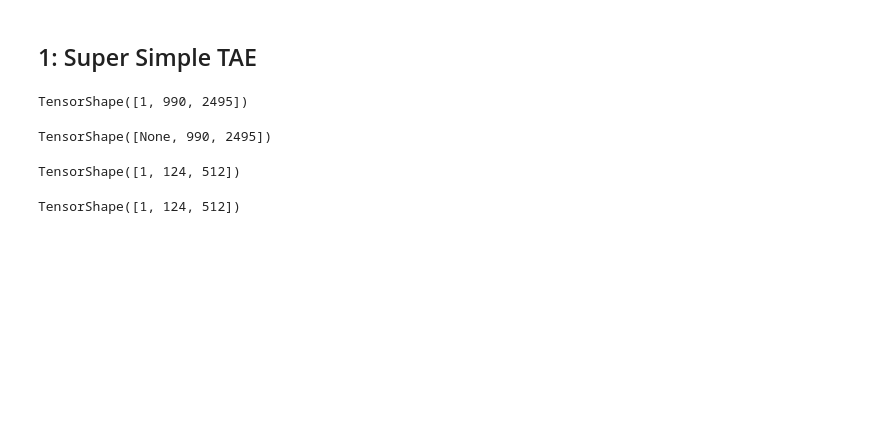
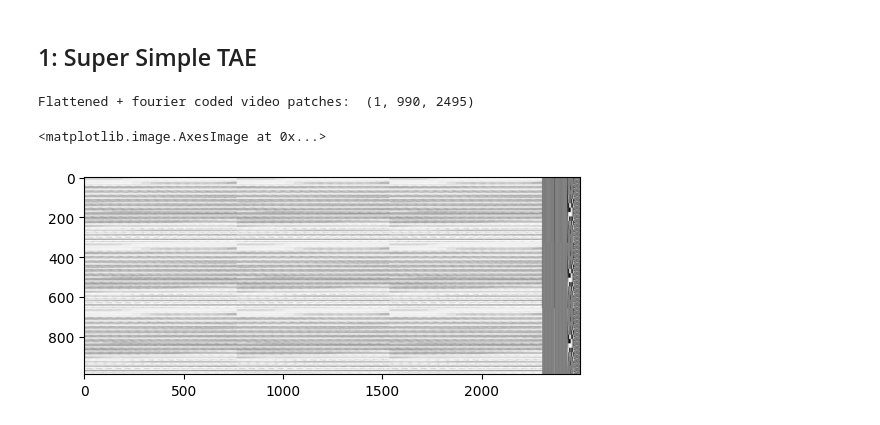
Before and after one commit to amanb2000/Multimodal_Foundation, a Jupyter notebook: sketch/04_Overfit_TAE.ipynb, the cells around one changed output. Drawn from its saved outputs; the diff is of its cells as text; code cells hidden in the pictures; blank space fills up the shorter version.

```diff
--- a/sketch/04_Overfit_TAE.ipynb
+++ b/sketch/04_Overfit_TAE.ipynb
@@ -118,14 +121,22 @@ plt.show()
 # %%
 ## Getting the patched + flattened + encoded tensor of shape [batch, tokens, token_dim]
 
 flat_coded_1 = None
+cnt=0
 for element in FlatCodedPatchedSet:
 	flat_coded_1 = element
-	break
+	cnt+=1
+	if cnt == 9:
+		break
 
-flat_coded_1.shape
+print("Flattened + fourier coded video patches: ",flat_coded_1.shape)
+decoding_query = flat_coded_1[:,:,-191:]
+decoding_query.shape
+plt.imshow(flat_coded_1[0,:,:], cmap='gray')
 # %% [output]
-TensorShape([1, 990, 2495])
+Flattened + fourier coded video patches:  (1, 990, 2495)
+<matplotlib.image.AxesImage at 0x...>
+[figure, added]
 # %%
 ## Some constants governing the basic model
 
@@ -153,13 +176,19 @@ def point_wise_feed_forward_network(
 # %%
-## Functional model definition
+## Functional model: Inputs, shared layers
 inputs = tf.keras.Input(shape=(M, D)) # for now, we keep these constant.
 								 	  # M can realistically change arbitrarily.
-
 latent = tf.zeros([1, N, C]) # N rows (tokens), C channels (columns)
 
+
 encoder_mha = tf.keras.layers.MultiHeadAttention(num_heads=n_enc_heads, key_dim=enc_key_dim)
-encoder_ffn = point_wise_feed_forward_network(C, C*4)
+encoder_c1 = tf.keras.layers.Conv1D(C*4, 1, activation="relu")
+encoder_c2 = tf.keras.layers.Conv1D(C, 1, activation="relu")
+encoder_layernorm = tf.keras.layers.LayerNormalization()
 
-inputs.shape
+latent_mha = tf.keras.layers.MultiHeadAttention(num_heads=n_latent_heads, key_dim=latent_key_dim)
+latent_ffn = point_wise_feed_forward_network(C, C*4) # channel dim C, hidden dim C*
+latent_layernorm = tf.keras.layers.LayerNormalization()
+
+decoder_mha = tf.keras.layers.MultiHeadAttention(num_heads=n_dec_heads, key_dim=dec_key_dim)
+decoder_ffn = point_wise_feed_forward_network(C, C*4, out_dim=D-191)
+decoder_layernorm = tf.keras.layers.LayerNormalization()
-# %% [output]
-TensorShape([None, 990, 2495])
@@ -169,8 +194,0 @@ x2 = encoder_ffn(x1)
-# %%
-x1.shape
-# %% [output]
-TensorShape([1, 124, 512])
-# %%
-x2.shape
-# %% [output]
-TensorShape([1, 124, 512])
```
Also changed, not shown: parts of 15 cells of this notebook.
